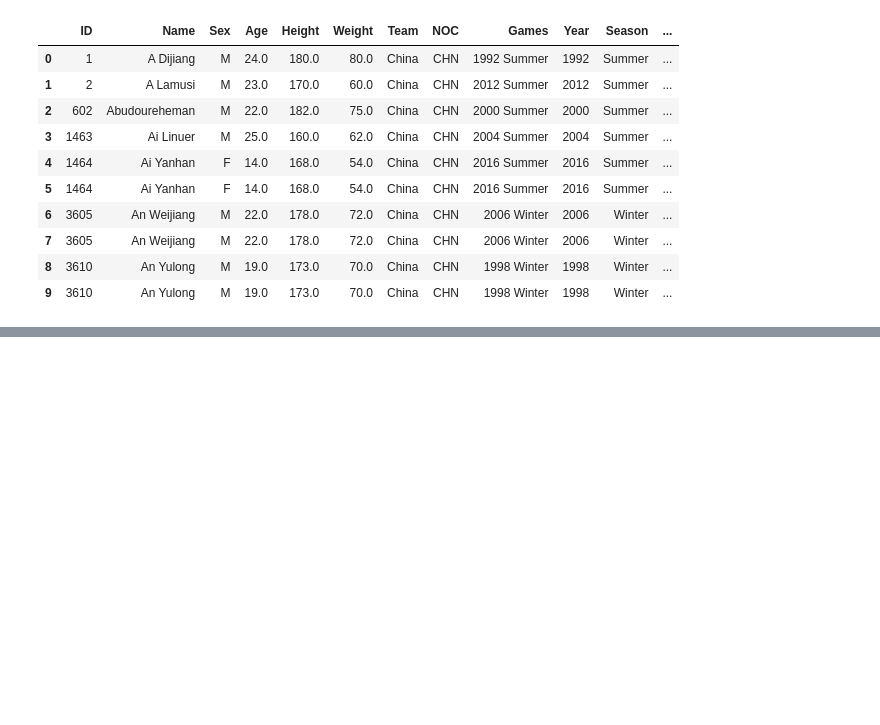
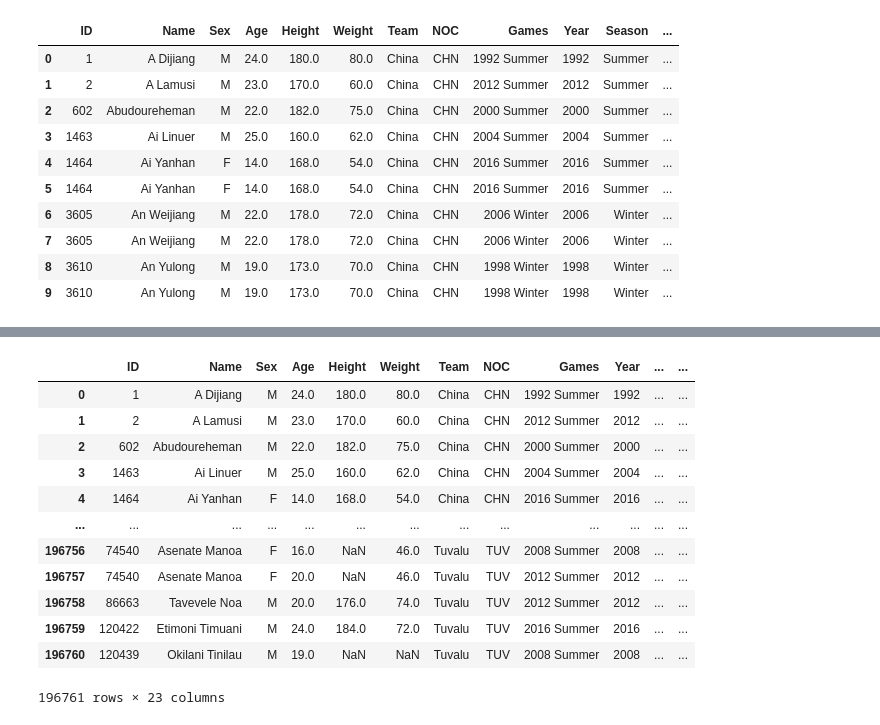
Before and after one commit to eugkik/Project1, a Jupyter notebook: Project1.ipynb, the cells around one changed output, grey strips where cells are left out. Saved outputs shown, nothing was run; the diff lists cells and outputs as text; code cells hidden in the pictures; blank space fills up the shorter version.

```diff
--- a/Project1.ipynb
+++ b/Project1.ipynb
@@ -62,0 +114,3 @@ df_events_b.head()
+# %%
+df_country_summ = df_events_b.groupby(["NOC","Season"]).size().reset_index(name="Count")
+df_country_summ
@@ -62,0 +131,5 @@ df_events_b.head()
+# %%
+df_country_sum2 = df_country_summ.pivot(index='NOC', columns='Season', values=['Count'])
+df_country_sum2.replace(np.nan,0,inplace=True)
+df_country_sum2.reset_index(inplace=True)
+df_country_sum2.columns
@@ -62,0 +141,9 @@ df_events_b.head()
+# %%
+conditions = [
+    (df_country_sum2['Count', 'Summer']> 0) & (df_country_sum2['Count', 'Winter'] > 0),
+    (df_country_sum2['Count', 'Summer']> 0) & (df_country_sum2['Count', 'Winter'] == 0),
+    (df_country_sum2['Count', 'Summer'] == 0) & (df_country_sum2['Count', 'Winter'] > 0)]
+choices = [2, 1, 3]
+df_country_sum2['summer_winter'] = np.select(conditions, choices, default=0)
+
+df_country_sum2.head()
@@ -62,0 +158,17 @@ df_events_b.head()
+# %%
+df_events_d = pd.merge(df_events_b, df_country_sum2, on="NOC")
+df_events_d
+# %% [output]
+|  | ID | Name | Sex | Age | Height | Weight | Team | NOC | Games | Year | ... | ... |
+| 0 | 1 | A Dijiang | M | 24.0 | 180.0 | 80.0 | China | CHN | 1992 Summer | 1992 | ... | ... |
+| 1 | 2 | A Lamusi | M | 23.0 | 170.0 | 60.0 | China | CHN | 2012 Summer | 2012 | ... | ... |
+| 2 | 602 | Abudoureheman | M | 22.0 | 182.0 | 75.0 | China | CHN | 2000 Summer | 2000 | ... | ... |
+| 3 | 1463 | Ai Linuer | M | 25.0 | 160.0 | 62.0 | China | CHN | 2004 Summer | 2004 | ... | ... |
+| 4 | 1464 | Ai Yanhan | F | 14.0 | 168.0 | 54.0 | China | CHN | 2016 Summer | 2016 | ... | ... |
+| ... | ... | ... | ... | ... | ... | ... | ... | ... | ... | ... | ... | ... |
+| 196756 | 74540 | Asenate Manoa | F | 16.0 | NaN | 46.0 | Tuvalu | TUV | 2008 Summer | 2008 | ... | ... |
+| 196757 | 74540 | Asenate Manoa | F | 20.0 | NaN | 46.0 | Tuvalu | TUV | 2012 Summer | 2012 | ... | ... |
+| 196758 | 86663 | Tavevele Noa | M | 20.0 | 176.0 | 74.0 | Tuvalu | TUV | 2012 Summer | 2012 | ... | ... |
+| 196759 | 120422 | Etimoni Timuani | M | 24.0 | 184.0 | 72.0 | Tuvalu | TUV | 2016 Summer | 2016 | ... | ... |
+| 196760 | 120439 | Okilani Tinilau | M | 19.0 | NaN | NaN | Tuvalu | TUV | 2008 Summer | 2008 | ... | ... |
+196761 rows × 23 columns
```
Also changed, not shown: parts of 13 cells of this notebook.
